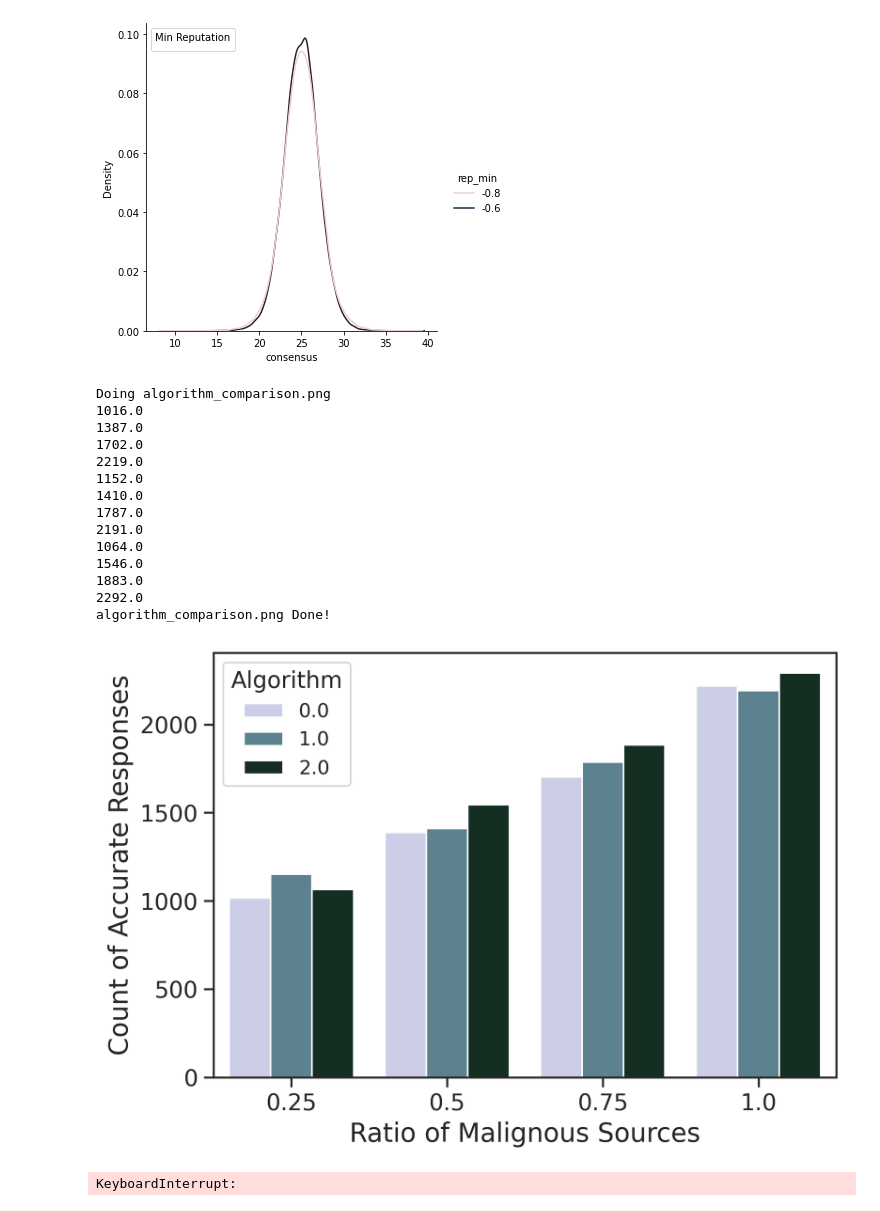
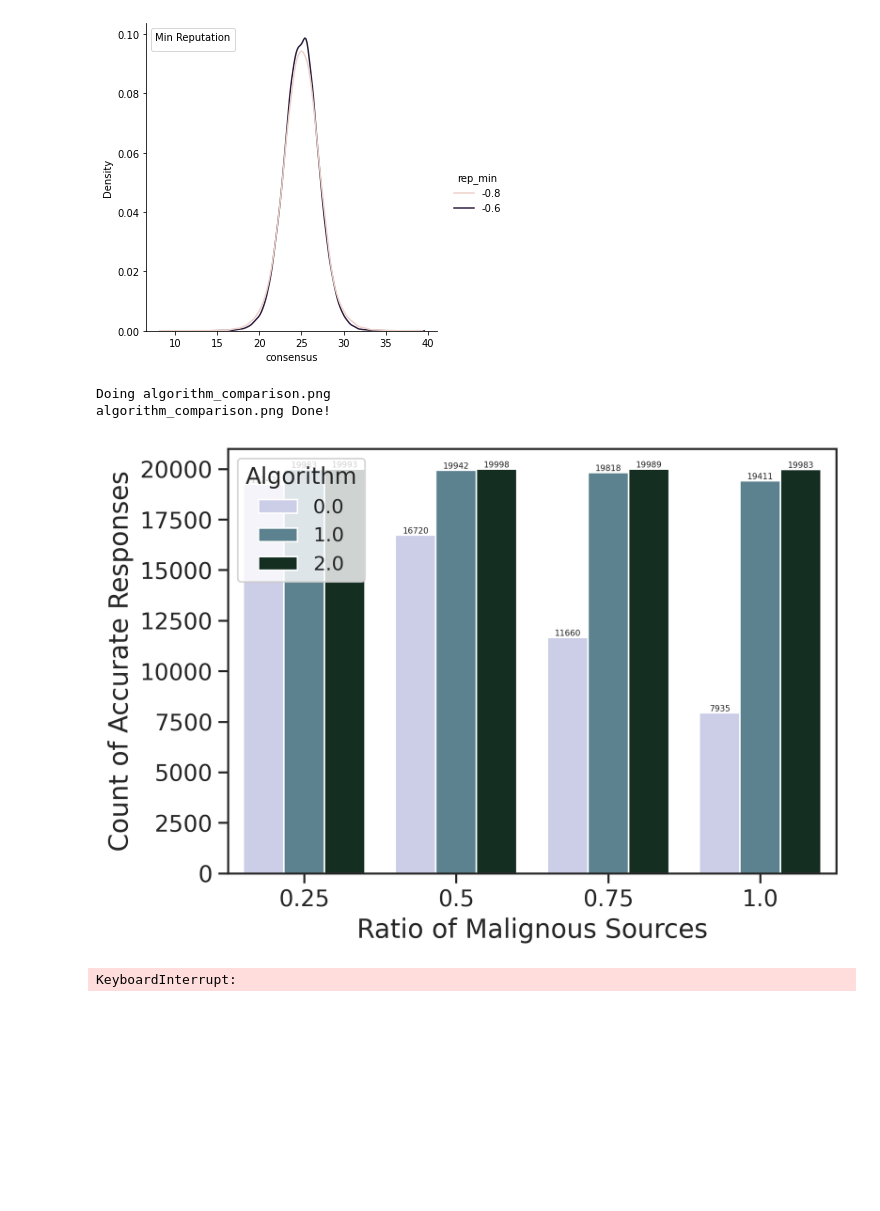
Before and after one commit to UniBO-PRISMLab/desmo-reputation, a Jupyter notebook: plots.ipynb, the cells around one changed output. Cells and saved outputs as stored; diff of their text form; code cells hidden in the pictures; blank space fills up the shorter version.

```diff
--- a/plots.ipynb
+++ b/plots.ipynb
@@ -75,7 +75,7 @@ df['Consensus Accuracy'] = df.apply(lambda row: (1 if abs(row['consensus'] - GRO
 print("Consensus Accuracy done")
 
 df_def = df.drop(df[df.Algorithm != 2].index)
-df_good = df.drop(df[df['Consensus Accuracy'] == 1].index)
+df_good = df.drop(df[df['Consensus Accuracy'] == 0].index)
 # %% [output]
 Consensus Accuracy done
 # %%
@@ -170,40 +170,28 @@ No handles with labels found to put in legend.
 # %%
 # PLOT 2 - IMPACT ON CONSENSUS ACCURACY
 
 # Comparison of this algo with another dummy one ? Only one bar !
 # Average - no kick out
 # Median - with ranking - no kick out
 
 img_name = "algorithm_comparison.png"
 if _REPLACE_ or not os.path.exists(img_name):
     print("Doing " + img_name)
     ax = sns.countplot(data=df_good, x='ratio_malign', hue='Algorithm')
-    for p in ax.patches:
-        print( p.get_height() )
+    for i in ax.containers:
+        ax.bar_label(i, fontsize=5)
     plt.legend(title='Algorithm', loc='upper left')
     ax.set_xlabel('Ratio of Malignous Sources', fontsize=16)
     ax.set_ylabel('Count of Accurate Responses', fontsize=16)
 
     plt.tight_layout()
     # plt.show()
     plt.savefig(img_name, dpi=200)
     print(img_name + " Done!")
 # %% [output]
 Doing algorithm_comparison.png
-1016.0
-1387.0
-1702.0
-2219.0
-1152.0
-1410.0
-1787.0
-2191.0
-1064.0
-1546.0
-1883.0
-2292.0
 algorithm_comparison.png Done!
-[figure, old version]
+[figure, new version]
 # %%
 # df_use = df_def
 # df_good = df_use.drop(df[df.repetition > 0].index)
```
Also changed, not shown: parts of 3 cells of this notebook, 2 other files.
